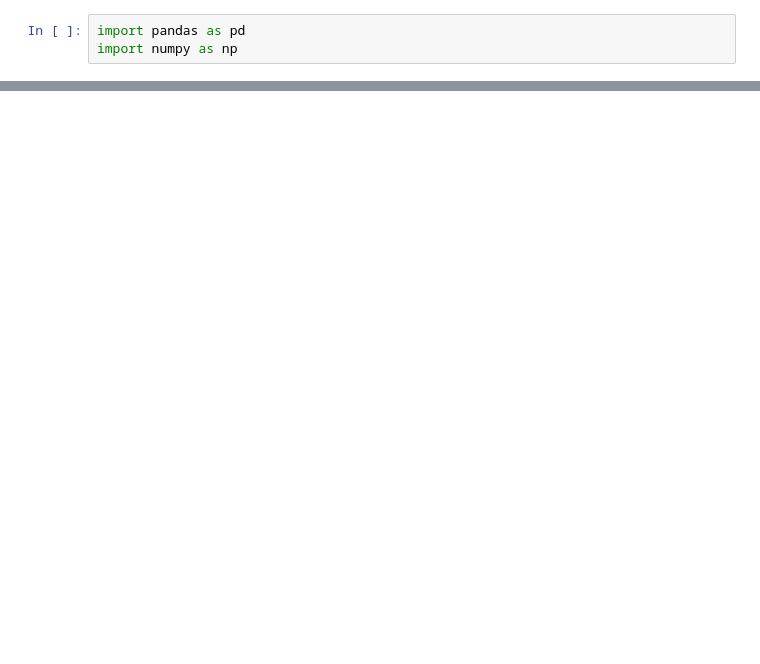
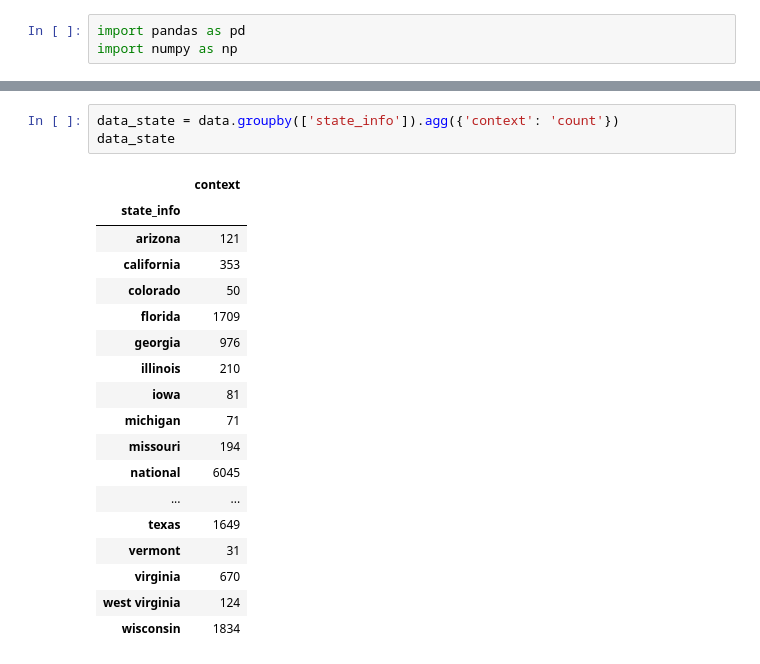
Before and after one commit to Ilian2802/SHPAD2026, a Jupyter notebook: main.ipynb, the cells around one changed output, grey strips where cells are left out. Saved outputs shown, nothing was run; the diff lists cells and outputs as text; blank space fills up the shorter version.

```diff
--- a/main.ipynb
+++ b/main.ipynb
@@ -38,0 +64,22 @@ data.groupby('result').agg({'context': 'count'})
+# %%
+data_state = data.groupby(['state_info']).agg({'context': 'count'})
+data_state
+# %% [output]
+|  | context |
+| state_info |  |
+| arizona | 121 |
+| california | 353 |
+| colorado | 50 |
+| florida | 1709 |
+| georgia | 976 |
+| illinois | 210 |
+| iowa | 81 |
+| michigan | 71 |
+| missouri | 194 |
+| national | 6045 |
+| ... | ... |
+| texas | 1649 |
+| vermont | 31 |
+| virginia | 670 |
+| west virginia | 124 |
+| wisconsin | 1834 |
```
Also changed, not shown: parts of 8 cells of this notebook, 1 other file.
